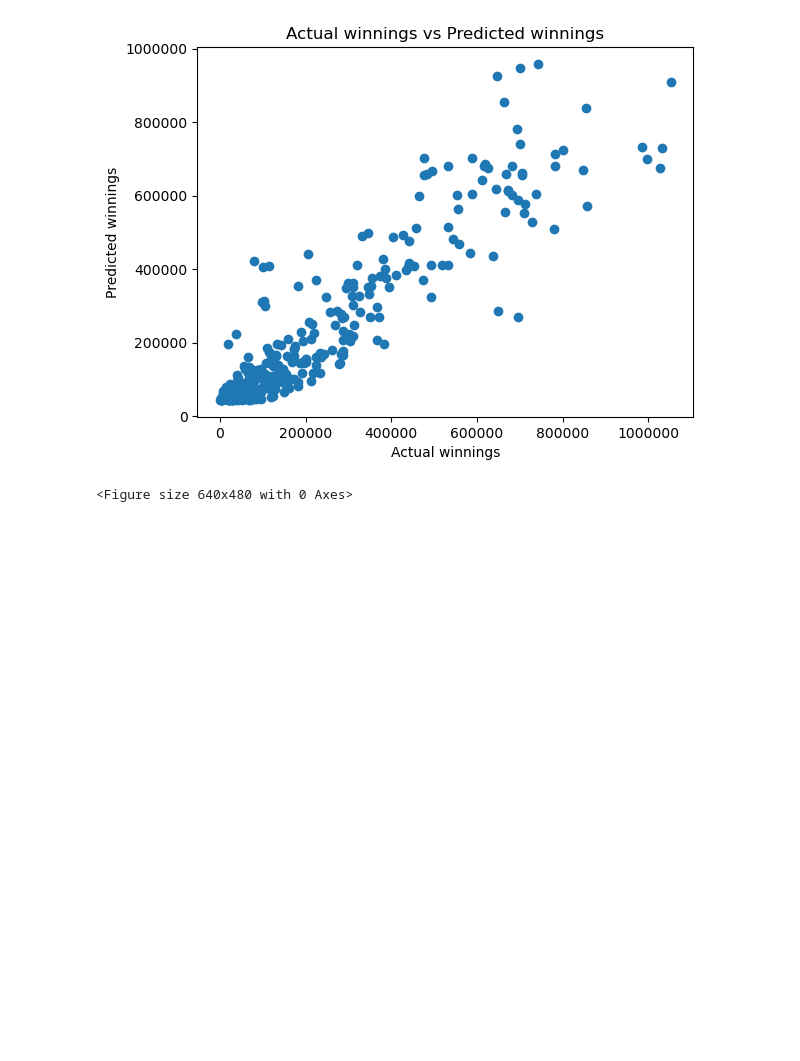
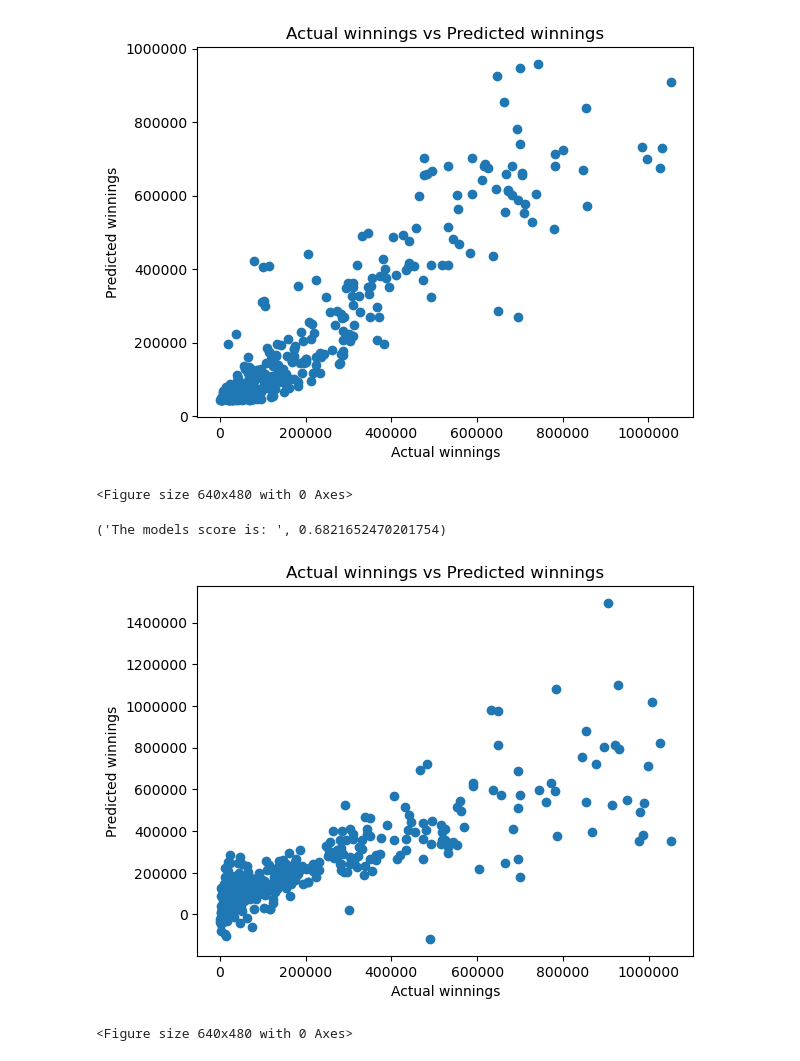
Before and after one commit to ayomidecole/Tennis-Linear-Regression, a Jupyter notebook: tennis_regression.ipynb, the cells around one changed output. Drawn from its saved outputs; the diff is of its cells as text; code cells hidden in the pictures; blank space fills up the shorter version.

```diff
--- a/tennis_regression.ipynb
+++ b/tennis_regression.ipynb
@@ -327,3 +327,28 @@ plt.clf()
 # %% [output]
 [figure]
 <Figure size 640x480 with 0 Axes>
+# %%
+features = df[['TotalPointsWon', 'Aces', 'Ranking', 'BreakPointsConverted', 'ReturnGamesWon', 'ReturnPointsWon', 'FirstServeReturnPointsWon']]
+target = df['Winnings']
+
+features_train, features_test, target_train, target_test = train_test_split(features, target, train_size=0.8)
+
+model = LinearRegression()
+model.fit(features_train, target_train)
+
+"The models score is: ", model.score(features_test, target_test)
+# %% [output]
+('The models score is: ', 0.6821652470201754)
+# %%
+target_predict = model.predict(features_test)
+
+plt.scatter(target_test, target_predict)
+plt.xlabel('Actual winnings')
+plt.ylabel('Predicted winnings')
+plt.title('Actual winnings vs Predicted winnings')
+plt.ticklabel_format(style='plain')  # Remove scientific notation
+plt.show()
+plt.clf()
+# %% [output]
+[figure, added]
+<Figure size 640x480 with 0 Axes>
```
